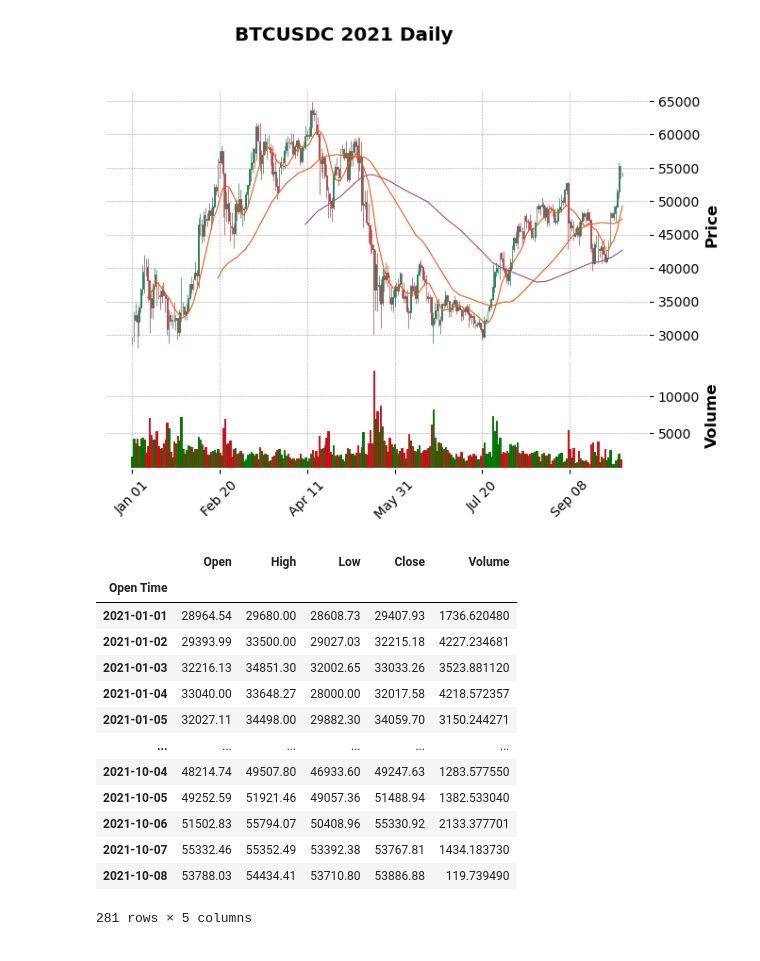
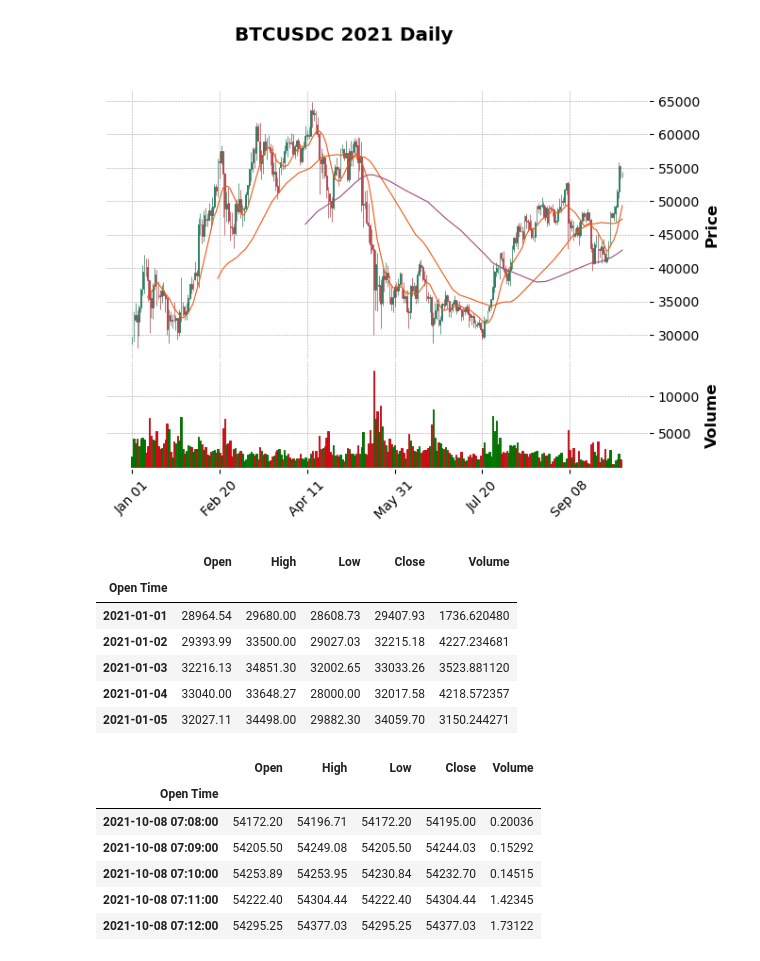
Before and after one commit to nathanduft44/crypto_freq_trade, a Jupyter notebook: Nathan_workspace/ohlcvcsv_crypto_data.ipynb, the cells around one changed output. Drawn from its saved outputs; the diff is of its cells as text; code cells hidden in the pictures.

```diff
--- a/Nathan_workspace/ohlcvcsv_crypto_data.ipynb
+++ b/Nathan_workspace/ohlcvcsv_crypto_data.ipynb
@@ -241,19 +271,20 @@ btc_ohlcv_daily = btc_ohlcv_daily.set_index('Open Time')
 btc_ohlcv_minute = btc_ohlcv_minute.set_index('Open Time')
 # %%
 # Display of Daily Bitcoin DF to use for TA and Machine Leaning
-btc_ohlcv_daily
+display(btc_ohlcv_daily.head())
+display(btc_ohlcv_minute.tail())
 # %% [output]
 |  | Open | High | Low | Close | Volume |
 | Open Time |  |  |  |  |  |
 | 2021-01-01 | 28964.54 | 29680.00 | 28608.73 | 29407.93 | 1736.620480 |
 | 2021-01-02 | 29393.99 | 33500.00 | 29027.03 | 32215.18 | 4227.234681 |
 | 2021-01-03 | 32216.13 | 34851.30 | 32002.65 | 33033.26 | 3523.881120 |
 | 2021-01-04 | 33040.00 | 33648.27 | 28000.00 | 32017.58 | 4218.572357 |
 | 2021-01-05 | 32027.11 | 34498.00 | 29882.30 | 34059.70 | 3150.244271 |
-| ... | ... | ... | ... | ... | ... |
-| 2021-10-04 | 48214.74 | 49507.80 | 46933.60 | 49247.63 | 1283.577550 |
-| 2021-10-05 | 49252.59 | 51921.46 | 49057.36 | 51488.94 | 1382.533040 |
-| 2021-10-06 | 51502.83 | 55794.07 | 50408.96 | 55330.92 | 2133.377701 |
-| 2021-10-07 | 55332.46 | 55352.49 | 53392.38 | 53767.81 | 1434.183730 |
-| 2021-10-08 | 53788.03 | 54434.41 | 53710.80 | 53886.88 | 119.739490 |
-281 rows × 5 columns
+|  | Open | High | Low | Close | Volume |
+| Open Time |  |  |  |  |  |
+| 2021-10-08 07:08:00 | 54172.20 | 54196.71 | 54172.20 | 54195.00 | 0.20036 |
+| 2021-10-08 07:09:00 | 54205.50 | 54249.08 | 54205.50 | 54244.03 | 0.15292 |
+| 2021-10-08 07:10:00 | 54253.89 | 54253.95 | 54230.84 | 54232.70 | 0.14515 |
+| 2021-10-08 07:11:00 | 54222.40 | 54304.44 | 54222.40 | 54304.44 | 1.42345 |
+| 2021-10-08 07:12:00 | 54295.25 | 54377.03 | 54295.25 | 54377.03 | 1.73122 |
```
Also changed, not shown: parts of 33 cells of this notebook, 3 other files.
